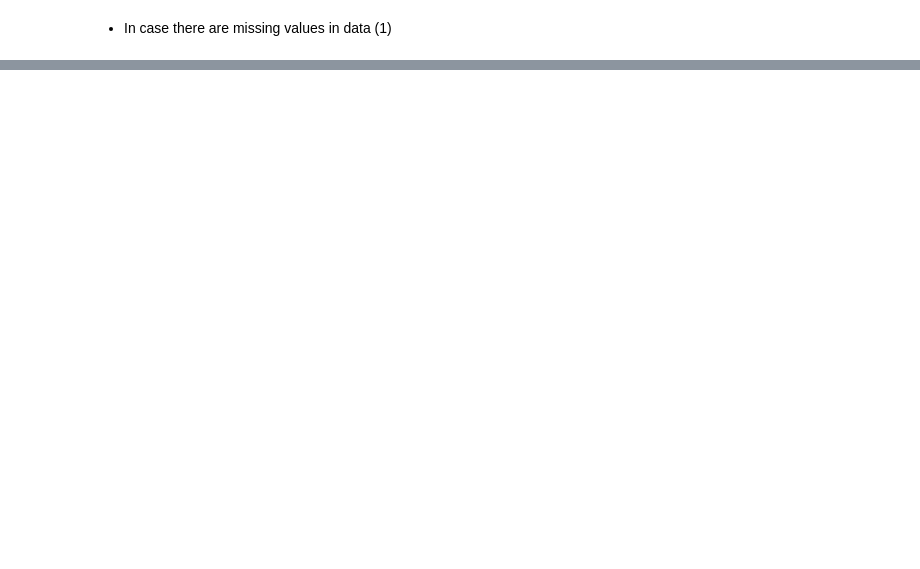
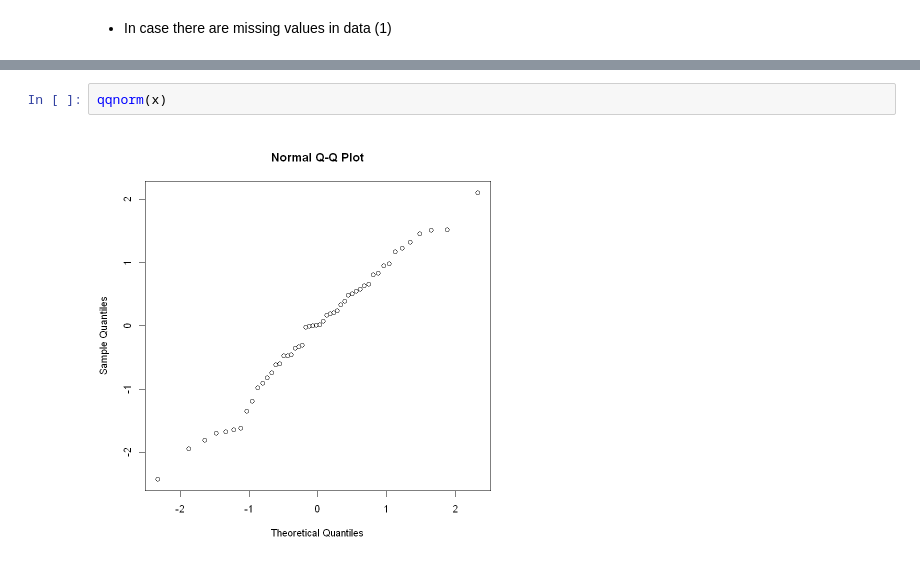
Before and after one commit to barkle2/KNOU, a Jupyter notebook: [5-1]데이터분석방법론(1)/03 Probability and Distributions.ipynb, the cells around one changed output, grey strips where cells are left out. Drawn from its saved outputs; the diff is of its cells as text; blank space fills up the shorter version.

```diff
--- a/[5-1]데이터분석방법론(1)/03 Probability and Distributions.ipynb
+++ b/[5-1]데이터분석방법론(1)/03 Probability and Distributions.ipynb
@@ -201,0 +298,4 @@ The following objects are masked from juul (pos = 3):
+# %%
+qqnorm(x)
+# %% [output]
+[figure, added]
```
Also changed, not shown: parts of 32 cells of this notebook.
